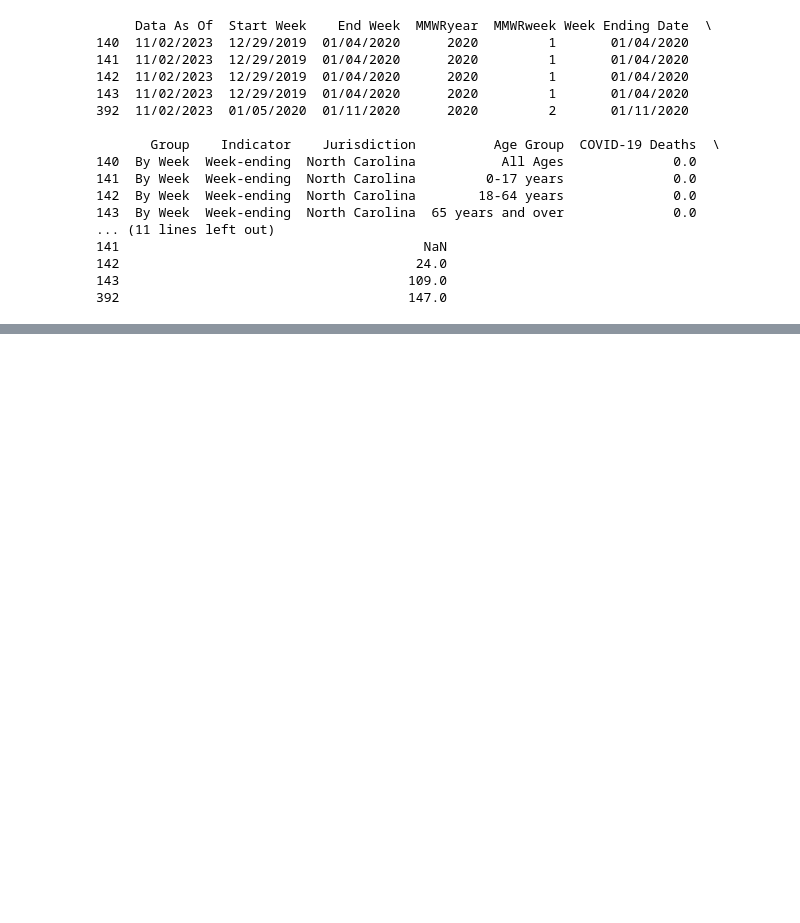
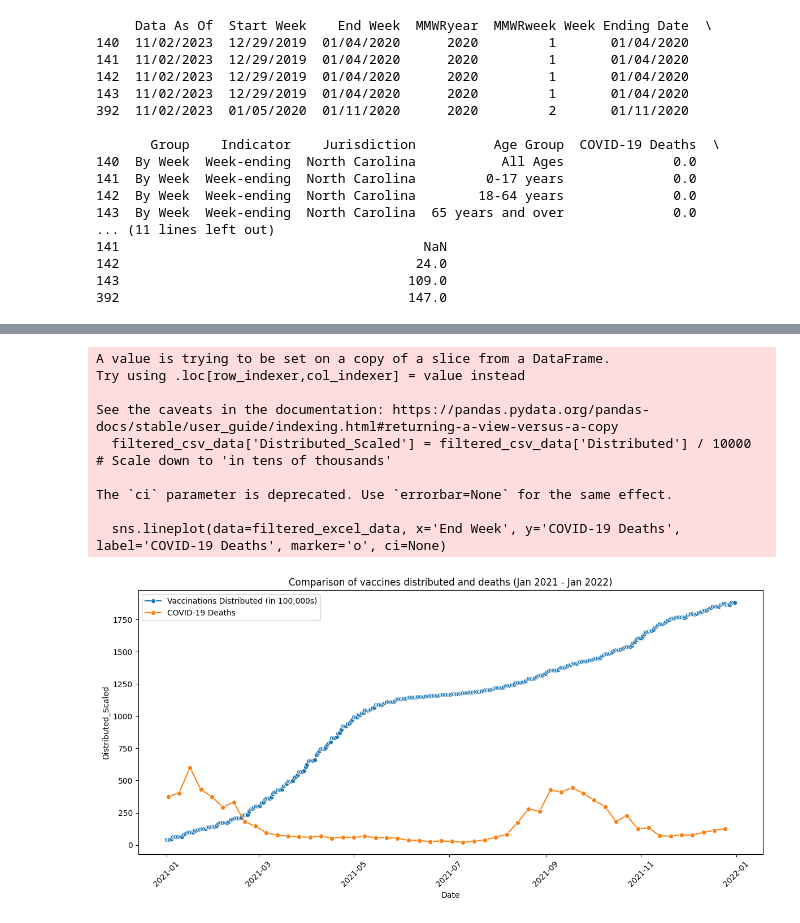
Before and after one commit to kensho-pilkey/CDC, a Jupyter notebook: Testing.ipynb, the cells around one changed output, grey strips where cells are left out. Drawn from its saved outputs; the diff is of its cells as text; code cells hidden in the pictures; blank space fills up the shorter version.

```diff
--- a/Testing.ipynb
+++ b/Testing.ipynb
@@ -53,0 +127,2 @@ type
+# %%
+vaccinations = pd.read_csv('COVID-19_Vaccinations_in_the_United_States_Jurisdiction_20240928.csv')
@@ -53,0 +139,35 @@ type
+# %%
+# Convert the dates to datetime so that they can be graphed together.
+
+vaccinations['Date'] = pd.to_datetime(vaccinations['Date'])
+df['End Week'] = pd.to_datetime(df['End Week'])
+start_date = '2021-01-01'
+end_date = '2022-01-01'
+
+# Filtering data
+filtered_csv_data = vaccinations[(vaccinations['Date'] >= start_date) & (vaccinations['Date'] < end_date) & (vaccinations['Location'] == 'NC')]
+filtered_csv_data['Distributed_Scaled'] = filtered_csv_data['Distributed'] / 10000  # Scale down to 'in tens of thousands'
+
+
+filtered_excel_data = df[(df['End Week'] >= start_date) & (df['End Week'] < end_date) & (df['Jurisdiction'] == 'North Carolina')]
+
+# Creating the plot
+plt.figure(figsize=(12, 6))
+sns.lineplot(data=filtered_csv_data, x='Date', y='Distributed_Scaled', label='Vaccinations Distributed (in 100,000s)', marker='o')
+sns.lineplot(data=filtered_excel_data, x='End Week', y='COVID-19 Deaths', label='COVID-19 Deaths', marker='o', ci=None)
+plt.title('Comparison of vaccines distributed and deaths (Jan 2021 - Jan 2022)')
+plt.xticks(rotation=45)
+plt.legend()
+plt.tight_layout()
+plt.show()
+# %% [output]
+A value is trying to be set on a copy of a slice from a DataFrame.
+Try using .loc[row_indexer,col_indexer] = value instead
+
+See the caveats in the documentation: https://pandas.pydata.org/pandas-docs/stable/user_guide/indexing.html#returning-a-view-versus-a-copy
+  filtered_csv_data['Distributed_Scaled'] = filtered_csv_data['Distributed'] / 10000  # Scale down to 'in tens of thousands'
+
+The `ci` parameter is deprecated. Use `errorbar=None` for the same effect.
+
+  sns.lineplot(data=filtered_excel_data, x='End Week', y='COVID-19 Deaths', label='COVID-19 Deaths', marker='o', ci=None)
+[figure, added]
```
Also changed, not shown: parts of 13 cells of this notebook.
